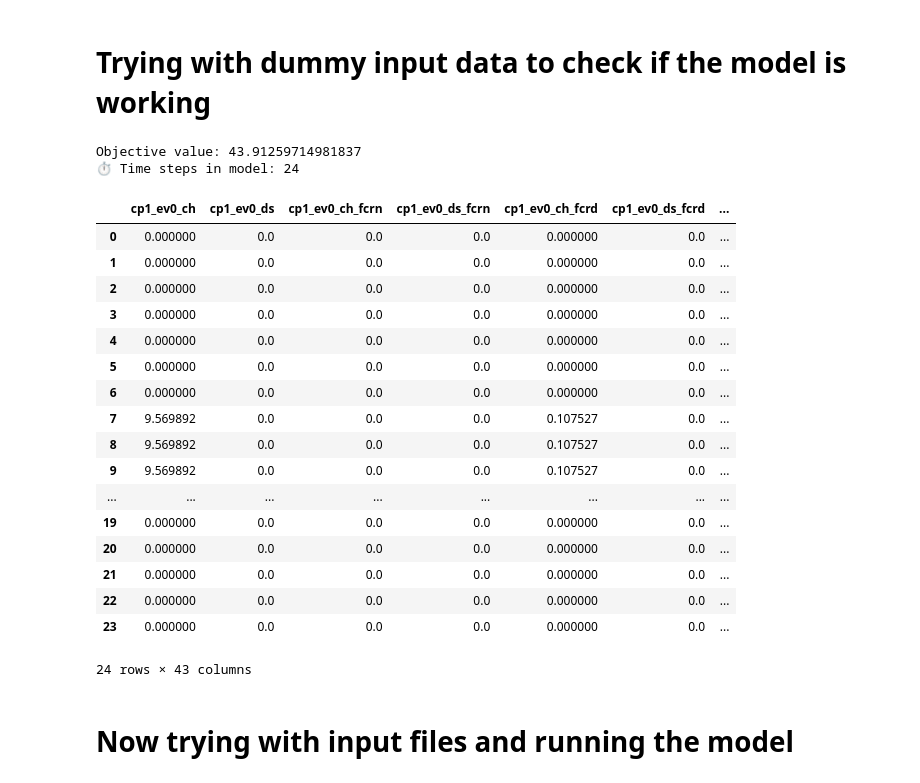
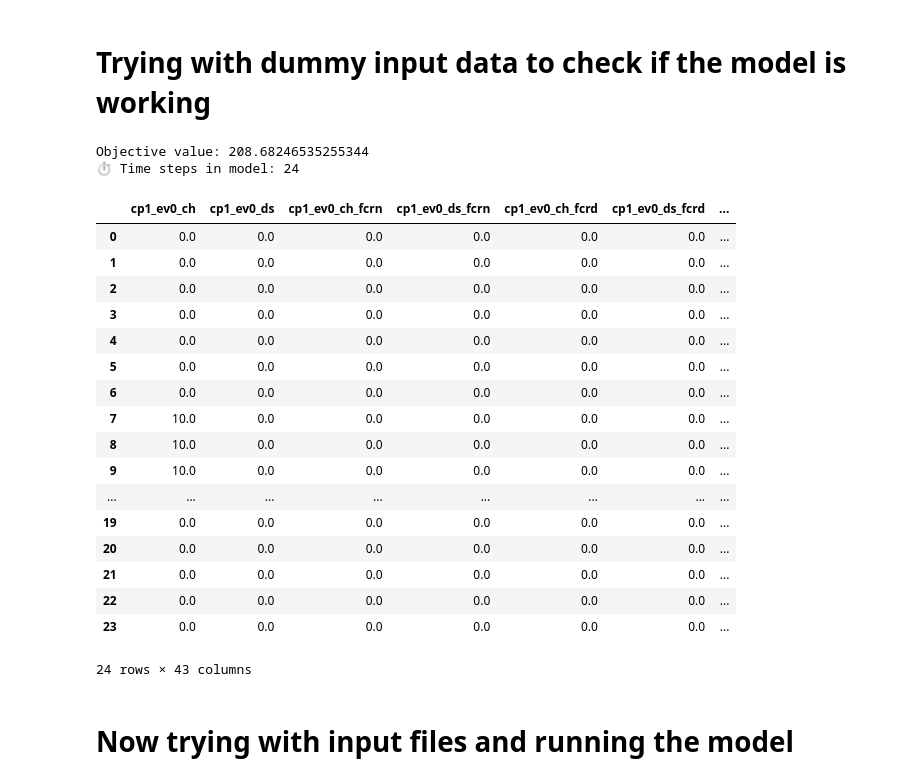
Before and after one commit to SaraAboebeid/ECOM-Tool, a Jupyter notebook: LEC-Opt-with_aging_FCRN_FCRD_15min.ipynb, the cells around one changed output. Cells and saved outputs as stored; diff of their text form; code cells hidden in the pictures.

```diff
--- a/LEC-Opt-with_aging_FCRN_FCRD_15min.ipynb
+++ b/LEC-Opt-with_aging_FCRN_FCRD_15min.ipynb
@@ -972,51 +981,51 @@ load1 = [10 + 0.5*np.sin(i*np.pi/12) for i in range(T)]
 pv_production1 = [0.0 if i < 6 or i > 18 else 2.5*np.sin((i-6)*np.pi/12) for i in range(T)]
 
 base_temp = -5  # average daily temperature
 amplitude = 4   # daily variation
 
 winter_temperature = [
     base_temp + amplitude * np.cos((i - 8) * np.pi / 12)  # coldest at ~5 AM
     + np.random.normal(0, 0.5) + 273  # small natural disturbance
     for i in range(T)
 ]
 
 cp1 = charging_point(name = 'cp1', ev_capacity=[45, 65], ev_max_power=[10, 12], ev_arrival=[6, 18], ev_departure= [12, 23], ev_arrival_soc=[0.5, 0.53], ev_desired_soc=[0.75, 0.6])
 cp2 = charging_point(name = 'cp2', ev_capacity=[55, 95], ev_max_power=[10, 12], ev_arrival=[8, 15], ev_departure= [12, 20], ev_arrival_soc=[0.64, 0.7], ev_desired_soc=[0.75, 0.75])
 
 b1 = building(name= 'b1', load = load, pv_production=pv_production, bess_capacity=100, bess_initial_soc=0.2, bess_max_power=15)
 b2 = building(name= 'b2', load = load1, pv_production=pv_production1, bess_capacity=80, bess_initial_soc=0.5, bess_max_power=7.5)
 b3 = building(name= 'b3', load = [0*i for i in range(len(load1))], pv_production=[0*i for i in range(len(pv_production1))], bess_capacity=80, bess_initial_soc=0.5, bess_max_power=7.5)
 
 opt_model = LEC_Opt_spot_fcrn_fcrd([cp1], [], spot_prices, temperature=winter_temperature, fcrn_prices=fcrn_prices, fcrdu_prices=fcrdu_prices, fcrdd_prices=fcrdd_prices,
                                    reg_up=up_reg, reg_down=down_reg, act_fcrn_up=act_up, act_fcrn_down=act_down,
-                                   act_fcrd_up=act_up, act_fcrd_down=act_down, fcrn_on=1, fcrdd_on=1, fcrdu_on=1, aging=1, v2g_on=0, resolution=4, dc=False)
+                                   act_fcrd_up=act_up, act_fcrd_down=act_down, fcrn_on=1, fcrdd_on=1, fcrdu_on=1, aging=1, v2g_on=0, resolution=4, dc=True)
 results_df = opt_model.solve()
 df = opt_model.get_results()
 df['Cyc_Age'] = df.filter(regex='_CycAg$').sum(axis=1) * 100
 df['Cal_Age'] = df.filter(regex='_CalAg$').sum(axis=1) * 100
 df['Cyc_Cost'] = df.filter(regex='_CycCost$').sum(axis=1)
 df['Cal_Cost'] = df.filter(regex='_CalCost$').sum(axis=1)
 df
 # %% [output]
-Objective value: 43.91259714981837
+Objective value: 208.68246535255344
 ⏱ Time steps in model: 24
 |  | cp1_ev0_ch | cp1_ev0_ds | cp1_ev0_ch_fcrn | cp1_ev0_ds_fcrn | cp1_ev0_ch_fcrd | cp1_ev0_ds_fcrd | ... |
-| 0 | 0.000000 | 0.0 | 0.0 | 0.0 | 0.000000 | 0.0 | ... |
-| 1 | 0.000000 | 0.0 | 0.0 | 0.0 | 0.000000 | 0.0 | ... |
-| 2 | 0.000000 | 0.0 | 0.0 | 0.0 | 0.000000 | 0.0 | ... |
-| 3 | 0.000000 | 0.0 | 0.0 | 0.0 | 0.000000 | 0.0 | ... |
-| 4 | 0.000000 | 0.0 | 0.0 | 0.0 | 0.000000 | 0.0 | ... |
-| 5 | 0.000000 | 0.0 | 0.0 | 0.0 | 0.000000 | 0.0 | ... |
-| 6 | 0.000000 | 0.0 | 0.0 | 0.0 | 0.000000 | 0.0 | ... |
-| 7 | 9.569892 | 0.0 | 0.0 | 0.0 | 0.107527 | 0.0 | ... |
-| 8 | 9.569892 | 0.0 | 0.0 | 0.0 | 0.107527 | 0.0 | ... |
-| 9 | 9.569892 | 0.0 | 0.0 | 0.0 | 0.107527 | 0.0 | ... |
+| 0 | 0.0 | 0.0 | 0.0 | 0.0 | 0.0 | 0.0 | ... |
+| 1 | 0.0 | 0.0 | 0.0 | 0.0 | 0.0 | 0.0 | ... |
+| 2 | 0.0 | 0.0 | 0.0 | 0.0 | 0.0 | 0.0 | ... |
+| 3 | 0.0 | 0.0 | 0.0 | 0.0 | 0.0 | 0.0 | ... |
+| 4 | 0.0 | 0.0 | 0.0 | 0.0 | 0.0 | 0.0 | ... |
+| 5 | 0.0 | 0.0 | 0.0 | 0.0 | 0.0 | 0.0 | ... |
+| 6 | 0.0 | 0.0 | 0.0 | 0.0 | 0.0 | 0.0 | ... |
+| 7 | 10.0 | 0.0 | 0.0 | 0.0 | 0.0 | 0.0 | ... |
+| 8 | 10.0 | 0.0 | 0.0 | 0.0 | 0.0 | 0.0 | ... |
+| 9 | 10.0 | 0.0 | 0.0 | 0.0 | 0.0 | 0.0 | ... |
 | ... | ... | ... | ... | ... | ... | ... | ... |
-| 19 | 0.000000 | 0.0 | 0.0 | 0.0 | 0.000000 | 0.0 | ... |
-| 20 | 0.000000 | 0.0 | 0.0 | 0.0 | 0.000000 | 0.0 | ... |
-| 21 | 0.000000 | 0.0 | 0.0 | 0.0 | 0.000000 | 0.0 | ... |
-| 22 | 0.000000 | 0.0 | 0.0 | 0.0 | 0.000000 | 0.0 | ... |
-| 23 | 0.000000 | 0.0 | 0.0 | 0.0 | 0.000000 | 0.0 | ... |
+| 19 | 0.0 | 0.0 | 0.0 | 0.0 | 0.0 | 0.0 | ... |
+| 20 | 0.0 | 0.0 | 0.0 | 0.0 | 0.0 | 0.0 | ... |
+| 21 | 0.0 | 0.0 | 0.0 | 0.0 | 0.0 | 0.0 | ... |
+| 22 | 0.0 | 0.0 | 0.0 | 0.0 | 0.0 | 0.0 | ... |
+| 23 | 0.0 | 0.0 | 0.0 | 0.0 | 0.0 | 0.0 | ... |
 24 rows × 43 columns
 # %% [markdown]
 # Now trying with input files and running the model
```
Also changed, not shown: parts of 2 cells of this notebook, 2 other files.
